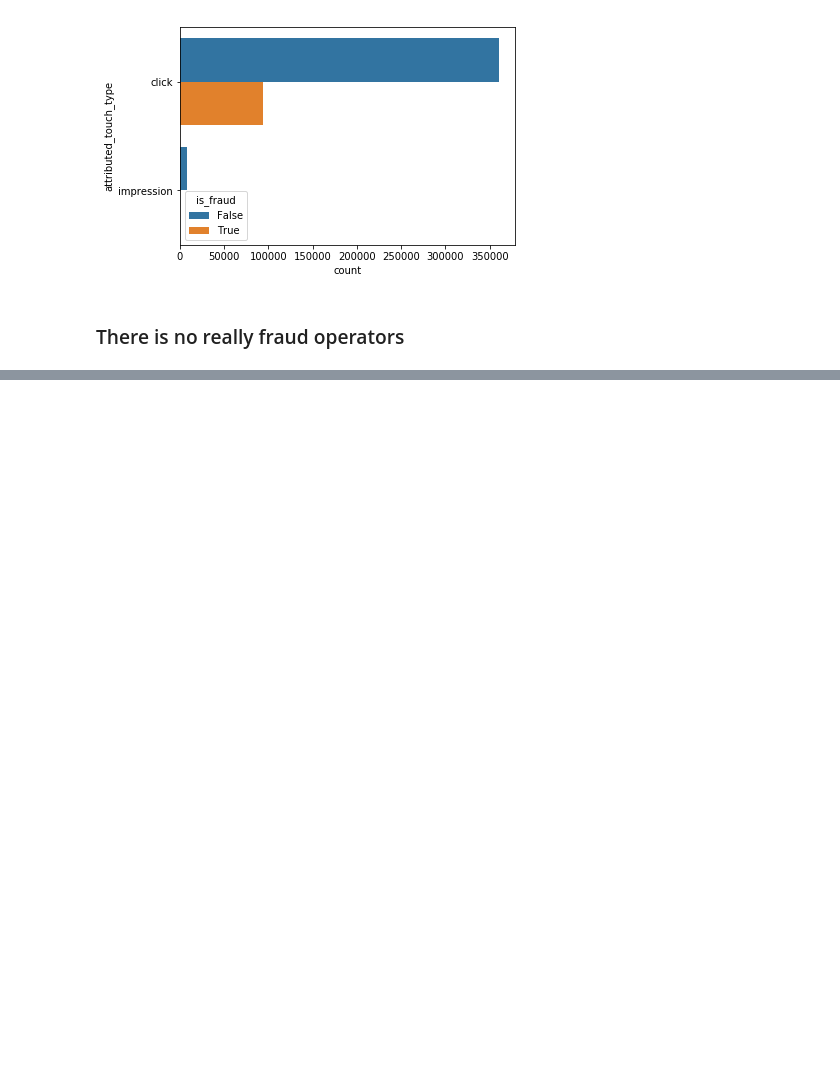
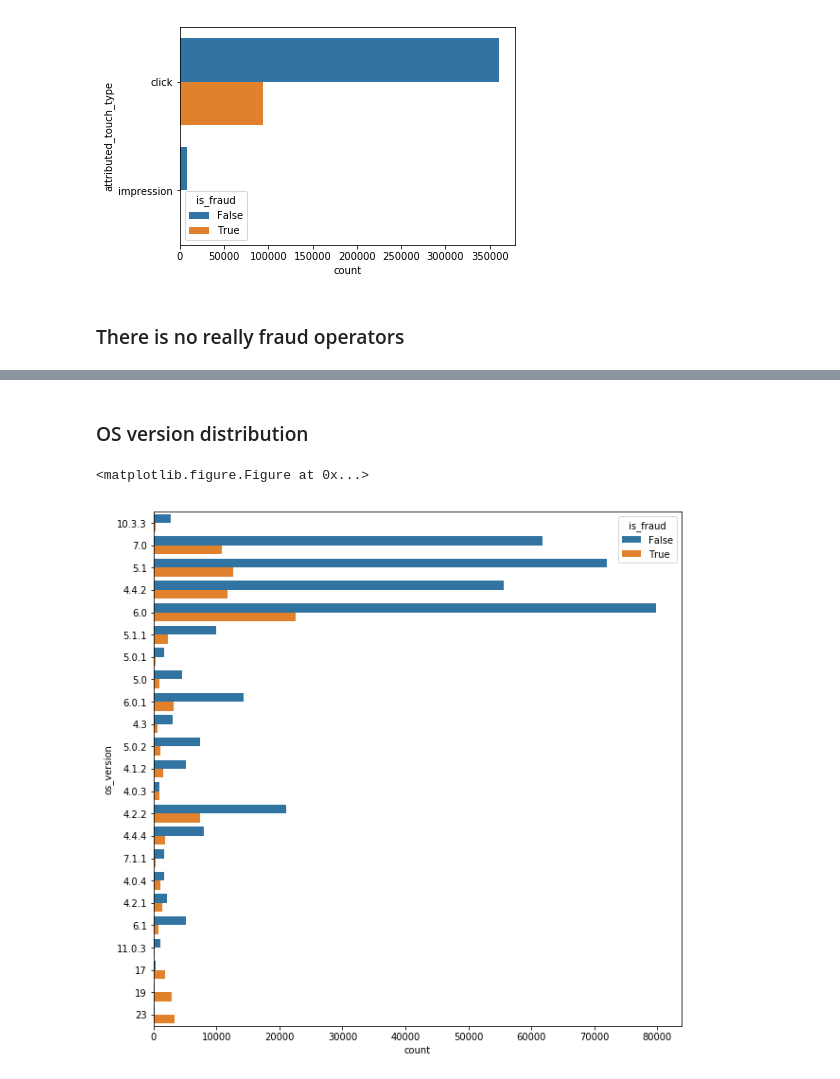
Before and after one commit to nazariinyzhnyk/mobile-ua-fraud-classification, a Jupyter notebook: EDA.ipynb, the cells around one changed output, grey strips where cells are left out. Saved outputs shown, nothing was run; the diff lists cells and outputs as text; code cells hidden in the pictures; blank space fills up the shorter version.

```diff
--- a/EDA.ipynb
+++ b/EDA.ipynb
@@ -117,0 +157,7 @@ KeyError: 'lanugage'
+# %% [markdown]
+### OS version distribution
+# %%
+plot_countplot_per_is_fraud(data, 'os_version', min_limit=1000)
+# %% [output]
+<matplotlib.figure.Figure at 0x...>
+[figure, added]
```
Also changed, not shown: parts of 36 cells of this notebook.
